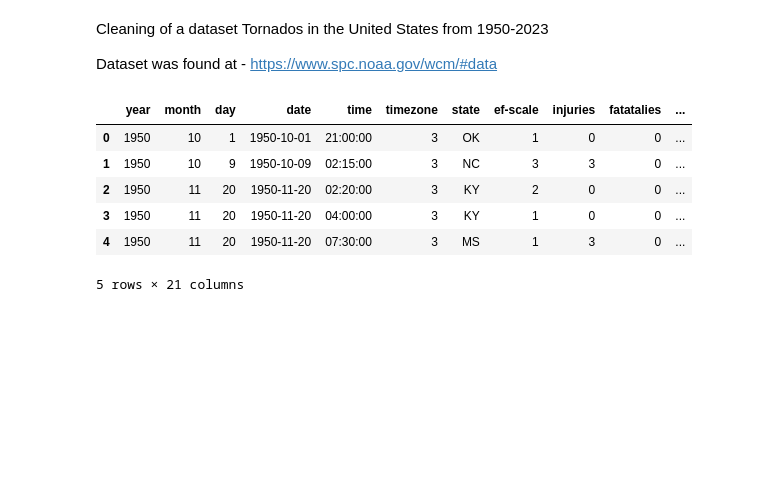
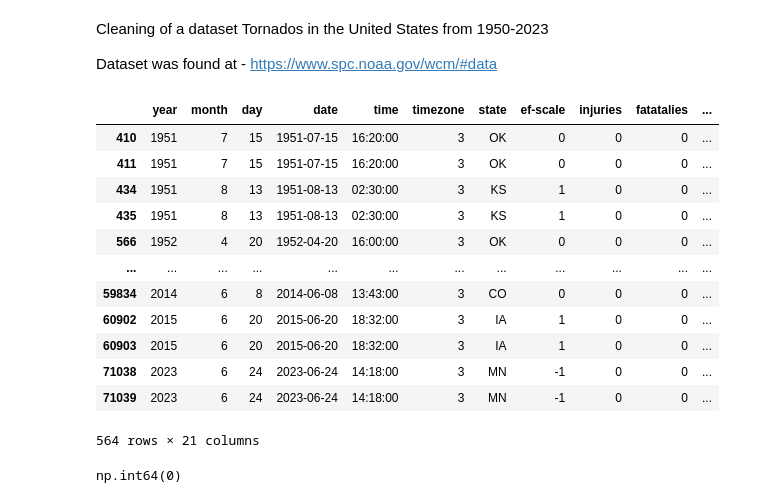
Before and after one commit to Hire-Mark/data-analysis, a Jupyter notebook: tornadoes/dataset_cleaning.ipynb, the cells around one changed output. Saved outputs shown, nothing was run; the diff lists cells and outputs as text; code cells hidden in the pictures; blank space fills up the shorter version.

```diff
--- a/tornadoes/dataset_cleaning.ipynb
+++ b/tornadoes/dataset_cleaning.ipynb
@@ -81,7 +81,13 @@ Cell generated by Data Wrangler.
 def clean_data(df):
     # Replace all instances of -9 with -1 in column: 'ef-scale'
     df.loc[df['ef-scale'] == -9, 'ef-scale'] = -1
+
+     # Remove rows with '-9' in 'segment-number'
+    df = df[df['segment-number'] != -9]
+    df = df[df['segment-number'] != 2]
+
     return df
 
 df = clean_data(df.copy())
+#df.drop_duplicates(keep='first', inplace=False, ignore_index=False)
 #df.head()
@@ -105,11 +94,20 @@ df.to_csv(output_file_path, index=False, mode='w')
 # %%
 # inspect the final dataset, that will next be used for further analysis
 df.head()
+df.duplicated().sum()
+df[df.duplicated(keep=False)]
+#df.drop_duplicates(subset=None, keep='first', inplace=False, ignore_index=True)
 # %% [output]
 |  | year | month | day | date | time | timezone | state | ef-scale | injuries | fatatalies | ... |
-| 0 | 1950 | 10 | 1 | 1950-10-01 | 21:00:00 | 3 | OK | 1 | 0 | 0 | ... |
-| 1 | 1950 | 10 | 9 | 1950-10-09 | 02:15:00 | 3 | NC | 3 | 3 | 0 | ... |
-| 2 | 1950 | 11 | 20 | 1950-11-20 | 02:20:00 | 3 | KY | 2 | 0 | 0 | ... |
-| 3 | 1950 | 11 | 20 | 1950-11-20 | 04:00:00 | 3 | KY | 1 | 0 | 0 | ... |
-| 4 | 1950 | 11 | 20 | 1950-11-20 | 07:30:00 | 3 | MS | 1 | 3 | 0 | ... |
+| 410 | 1951 | 7 | 15 | 1951-07-15 | 16:20:00 | 3 | OK | 0 | 0 | 0 | ... |
+| 411 | 1951 | 7 | 15 | 1951-07-15 | 16:20:00 | 3 | OK | 0 | 0 | 0 | ... |
+| 434 | 1951 | 8 | 13 | 1951-08-13 | 02:30:00 | 3 | KS | 1 | 0 | 0 | ... |
+| 435 | 1951 | 8 | 13 | 1951-08-13 | 02:30:00 | 3 | KS | 1 | 0 | 0 | ... |
+| 566 | 1952 | 4 | 20 | 1952-04-20 | 16:00:00 | 3 | OK | 0 | 0 | 0 | ... |
+| ... | ... | ... | ... | ... | ... | ... | ... | ... | ... | ... | ... |
+| 59834 | 2014 | 6 | 8 | 2014-06-08 | 13:43:00 | 3 | CO | 0 | 0 | 0 | ... |
+| 60902 | 2015 | 6 | 20 | 2015-06-20 | 18:32:00 | 3 | IA | 1 | 0 | 0 | ... |
+| 60903 | 2015 | 6 | 20 | 2015-06-20 | 18:32:00 | 3 | IA | 1 | 0 | 0 | ... |
+| 71038 | 2023 | 6 | 24 | 2023-06-24 | 14:18:00 | 3 | MN | -1 | 0 | 0 | ... |
+| 71039 | 2023 | 6 | 24 | 2023-06-24 | 14:18:00 | 3 | MN | -1 | 0 | 0 | ... |
-5 rows × 21 columns
+564 rows × 21 columns
@@ -115,0 +116,4 @@ df.head()
+# %%
+df.duplicated().sum()
+# %% [output]
+np.int64(0)
```
Also changed, not shown: parts of 3 cells of this notebook, 4 other files.
